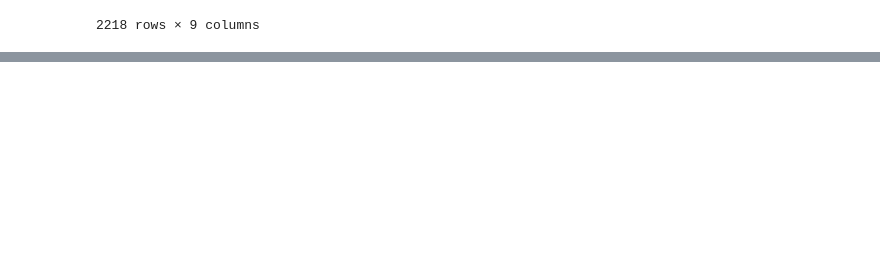
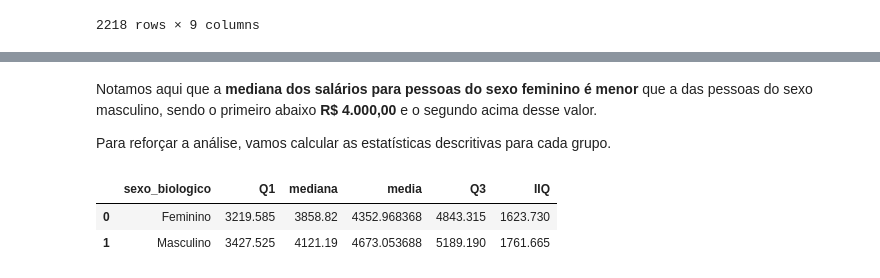
Before and after one commit to biellrodri/data-science-alura, a Jupyter notebook: formacao-estatistica-ML/projeto_consultoria.ipynb, the cells around one changed output, grey strips where cells are left out. Cells and saved outputs as stored; diff of their text form; code cells hidden in the pictures; blank space fills up the shorter version.

```diff
--- a/formacao-estatistica-ML/projeto_consultoria.ipynb
+++ b/formacao-estatistica-ML/projeto_consultoria.ipynb
@@ -1084,0 +1178,17 @@ Agora, podemos reportar ao RH a lista de funcionários dentro da qualificação
+# %% [markdown]
+Notamos aqui que a **mediana dos salários para pessoas do sexo feminino é menor** que a das pessoas do sexo masculino, sendo o primeiro abaixo **R$ 4.000,00** e o segundo acima desse valor.
+
+Para reforçar a análise, vamos calcular as estatísticas descritivas para cada grupo.
+# %%
+estat_remuneracao = colaboradores.groupby('sexo_biologico')['remuneracao'].agg(
+    Q1 = lambda x: x.quantile(0.25),
+    mediana = 'median',
+    media = 'mean',
+    Q3 = lambda x: x.quantile(0.75),
+    IIQ = lambda x: x.quantile(0.75) - x.quantile(0.25)
+).reset_index()
+estat_remuneracao
+# %% [output]
+|  | sexo_biologico | Q1 | mediana | media | Q3 | IIQ |
+| 0 | Feminino | 3219.585 | 3858.82 | 4352.968368 | 4843.315 | 1623.730 |
+| 1 | Masculino | 3427.525 | 4121.19 | 4673.053688 | 5189.190 | 1761.665 |
```
Also changed, not shown: parts of 10 cells of this notebook.
